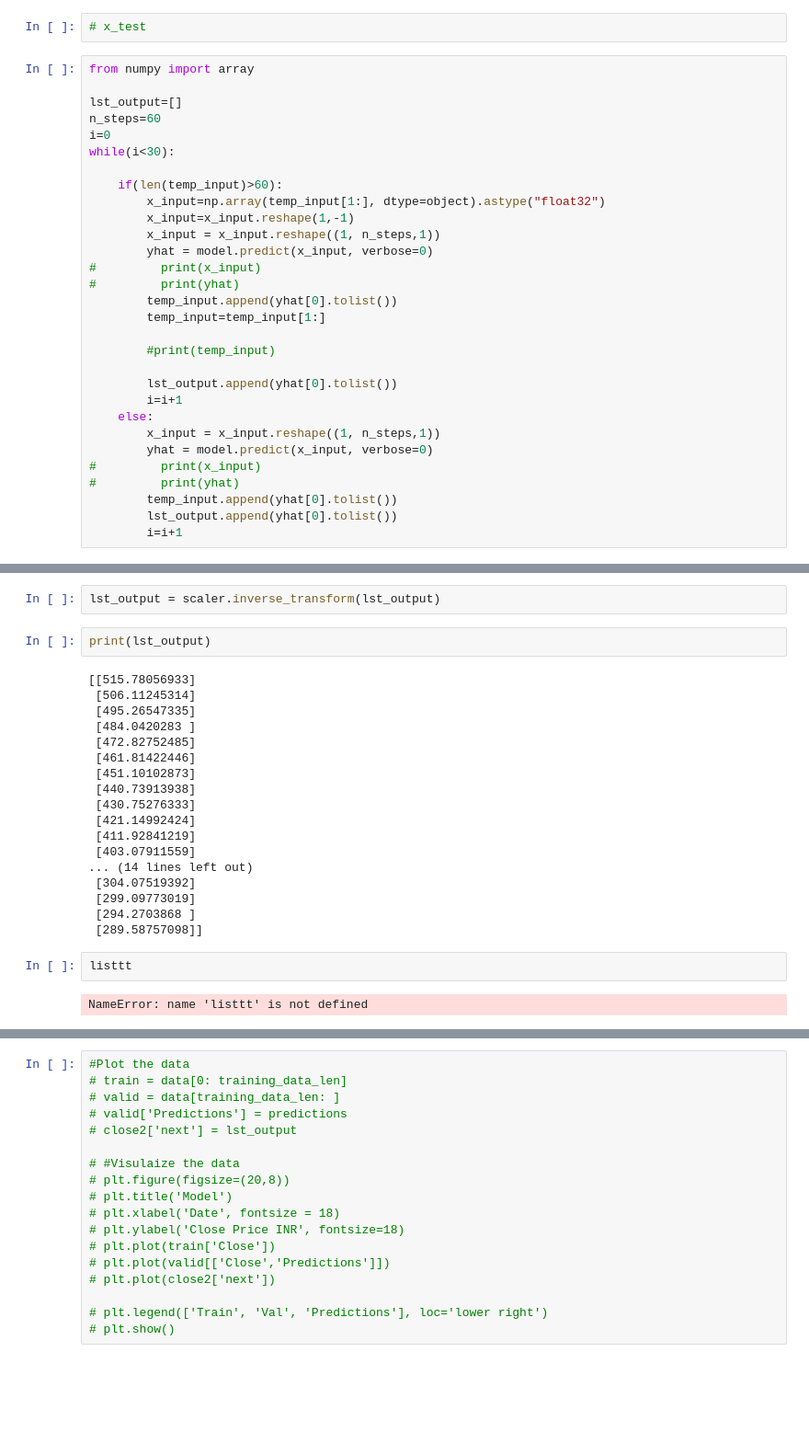
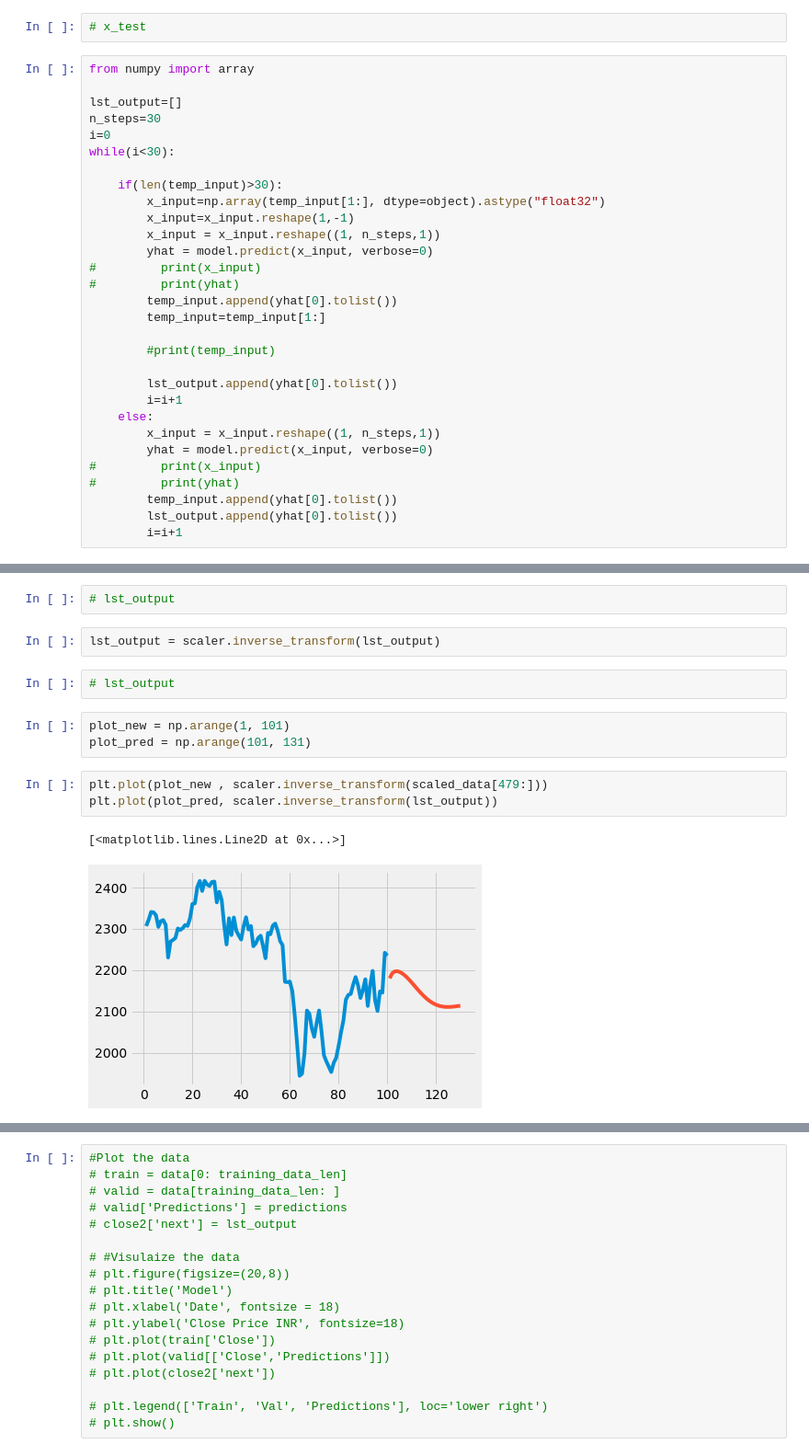
Before and after one commit to Shashank-Karna/Stock_Prediction, a Jupyter notebook: stock_prediction.ipynb, the cells around one changed output, grey strips where cells are left out. Shown: that part at 92% size. Drawn from its saved outputs; the diff is of its cells as text; blank space fills up the shorter version.

```diff
--- a/stock_prediction.ipynb
+++ b/stock_prediction.ipynb
@@ -269,11 +305,11 @@ close2 = close.tail(60)
 from numpy import array
 
 lst_output=[]
-n_steps=60
+n_steps=30
 i=0
 while(i<30):
 
-    if(len(temp_input)>60):
+    if(len(temp_input)>30):
         x_input=np.array(temp_input[1:], dtype=object).astype("float32")
         x_input=x_input.reshape(1,-1)
         x_input = x_input.reshape((1, n_steps,1))
@@ -318,26 +334,15 @@ lst_output
+# %%
+# lst_output
 # %%
 lst_output = scaler.inverse_transform(lst_output)
 # %%
-print(lst_output)
+# lst_output
-# %% [output]
-[[515.78056933]
- [506.11245314]
- [495.26547335]
- [484.0420283 ]
- [472.82752485]
- [461.81422446]
- [451.10102873]
- [440.73913938]
- [430.75276333]
- [421.14992424]
- [411.92841219]
- [403.07911559]
-... (14 lines left out)
- [304.07519392]
- [299.09773019]
- [294.2703868 ]
- [289.58757098]]
-# %%
-listtt
-# %% [output]
-NameError: name 'listtt' is not defined
+# %%
+plot_new = np.arange(1, 101)
+plot_pred = np.arange(101, 131)
+# %%
+plt.plot(plot_new , scaler.inverse_transform(scaled_data[479:]))
+plt.plot(plot_pred, scaler.inverse_transform(lst_output))
+# %% [output]
+[<matplotlib.lines.Line2D at 0x...>]
+[figure, added]
```
Also changed, not shown: parts of 40 cells of this notebook, 6 other files.
